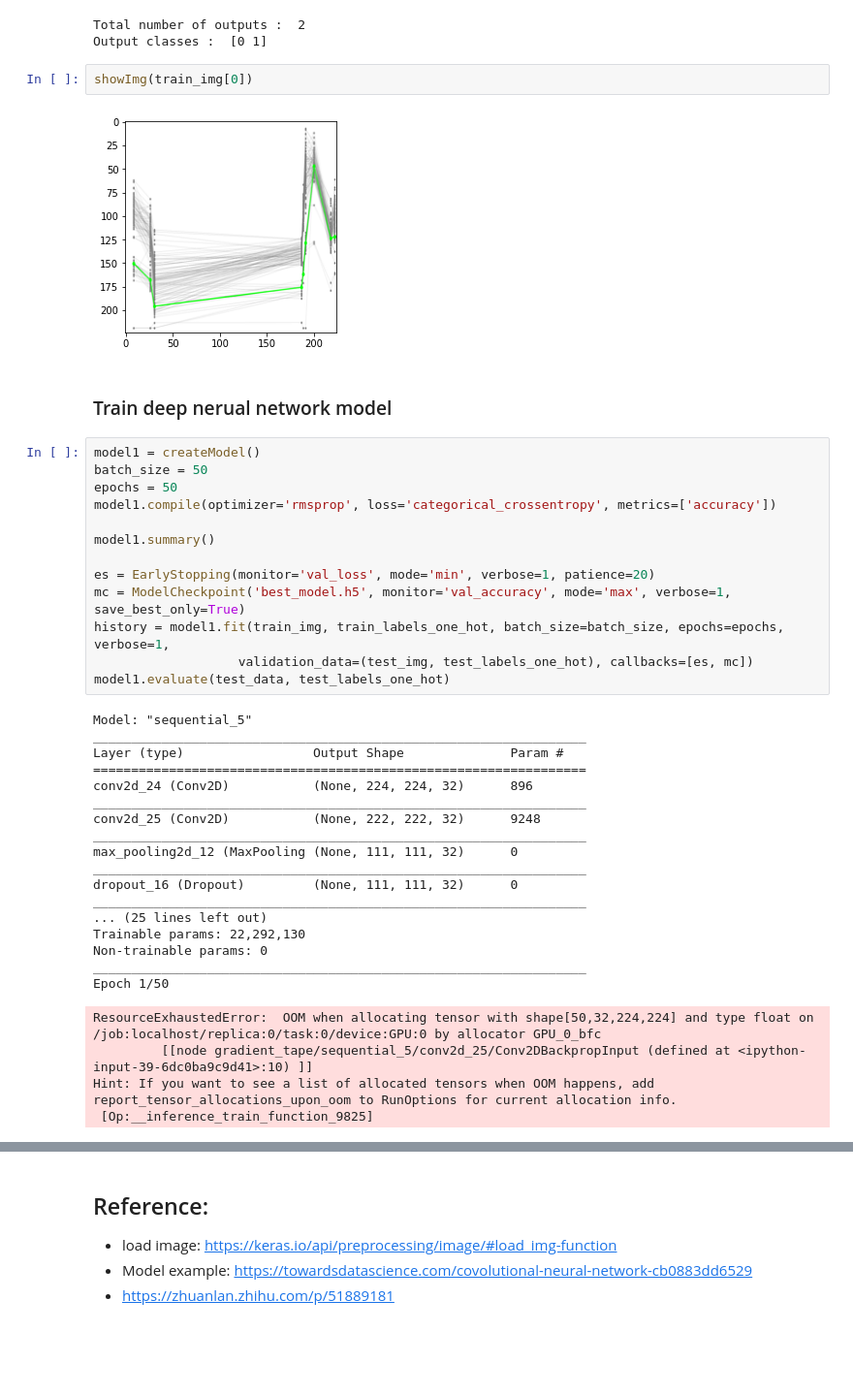
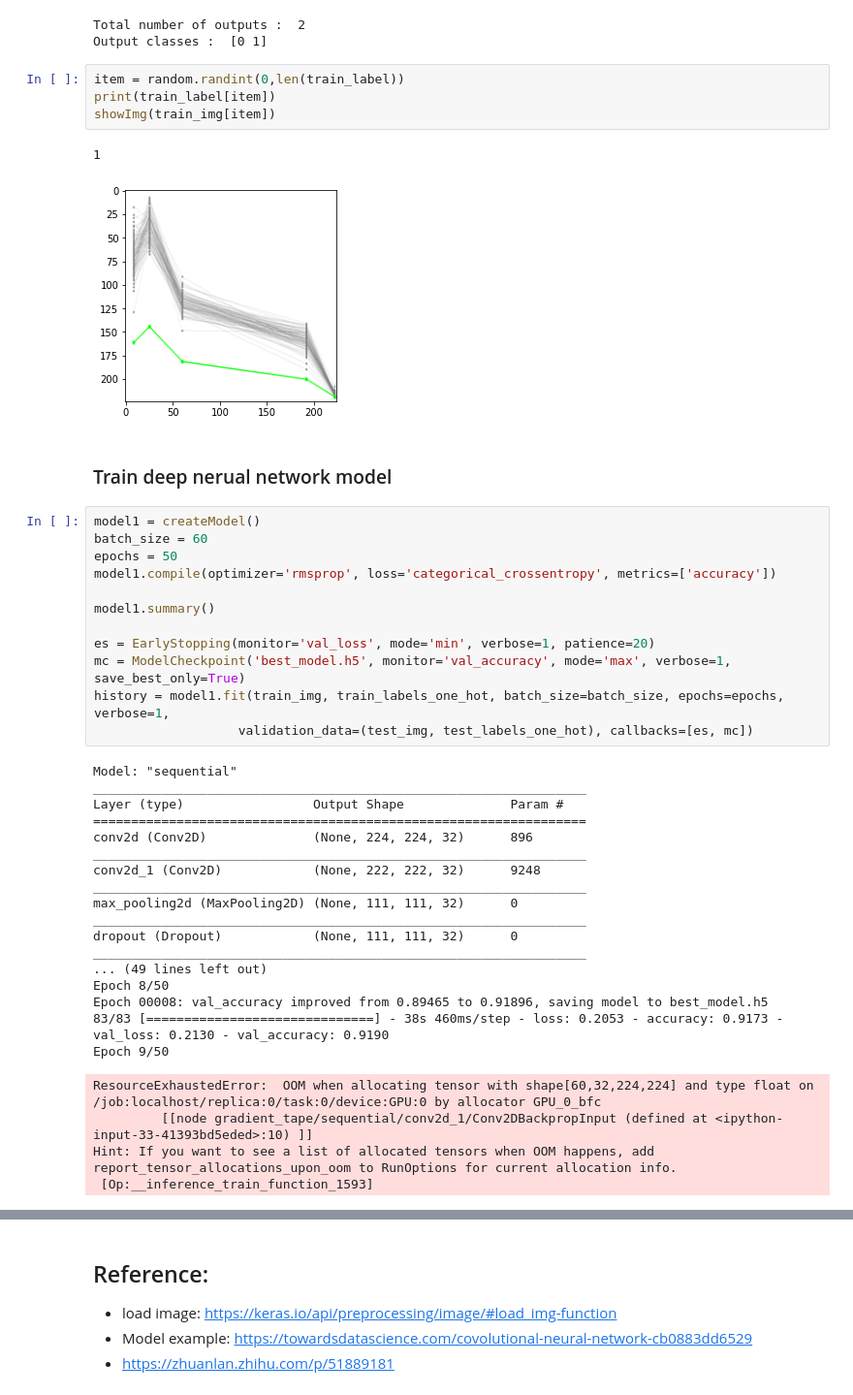
Before and after one commit to ShenLab/CNV-Espresso, a Jupyter notebook: src/training.ipynb, the cells around one changed output, grey strips where cells are left out. Shown at 97% size. Drawn from its saved outputs; the diff is of its cells as text; blank space fills up the shorter version.

```diff
--- a/src/training.ipynb
+++ b/src/training.ipynb
@@ -231,15 +223,18 @@ print('Output classes : ', classes)
 # %% [output]
 Total number of outputs :  2
 Output classes :  [0 1]
-# %%
-showImg(train_img[0])
-# %% [output]
-[figure, removed]
+# %%
+item = random.randint(0,len(train_label))
+print(train_label[item])
+showImg(train_img[item])
+# %% [output]
+1
+[figure, added]
 # %% [markdown]
 ### Train deep nerual network model
 # %%
 model1 = createModel()
-batch_size = 50
+batch_size = 60
 epochs = 50
 model1.compile(optimizer='rmsprop', loss='categorical_crossentropy', metrics=['accuracy'])
 
@@ -249,26 +244,25 @@ es = EarlyStopping(monitor='val_loss', mode='min', verbose=1, patience=20)
 mc = ModelCheckpoint('best_model.h5', monitor='val_accuracy', mode='max', verbose=1, save_best_only=True)
 history = model1.fit(train_img, train_labels_one_hot, batch_size=batch_size, epochs=epochs, verbose=1,
                    validation_data=(test_img, test_labels_one_hot), callbacks=[es, mc])
-model1.evaluate(test_data, test_labels_one_hot)
 # %% [output]
-Model: "sequential_5"
+Model: "sequential"
 _________________________________________________________________
 Layer (type)                 Output Shape              Param #
 =================================================================
-conv2d_24 (Conv2D)           (None, 224, 224, 32)      896
+conv2d (Conv2D)              (None, 224, 224, 32)      896
 _________________________________________________________________
-conv2d_25 (Conv2D)           (None, 222, 222, 32)      9248
+conv2d_1 (Conv2D)            (None, 222, 222, 32)      9248
 _________________________________________________________________
-max_pooling2d_12 (MaxPooling (None, 111, 111, 32)      0
+max_pooling2d (MaxPooling2D) (None, 111, 111, 32)      0
 _________________________________________________________________
-dropout_16 (Dropout)         (None, 111, 111, 32)      0
+dropout (Dropout)            (None, 111, 111, 32)      0
 _________________________________________________________________
-... (25 lines left out)
-Trainable params: 22,292,130
-Non-trainable params: 0
-_________________________________________________________________
-Epoch 1/50
+... (49 lines left out)
+Epoch 8/50
+Epoch 00008: val_accuracy improved from 0.89465 to 0.91896, saving model to best_model.h5
+83/83 [==============================] - 38s 460ms/step - loss: 0.2053 - accuracy: 0.9173 - val_loss: 0.2130 - val_accuracy: 0.9190
+Epoch 9/50
-ResourceExhaustedError:  OOM when allocating tensor with shape[50,32,224,224] and type float on /job:localhost/replica:0/task:0/device:GPU:0 by allocator GPU_0_bfc
-         [[node gradient_tape/sequential_5/conv2d_25/Conv2DBackpropInput (defined at <ipython-input-39-6dc0ba9c9d41>:10) ]]
+ResourceExhaustedError:  OOM when allocating tensor with shape[60,32,224,224] and type float on /job:localhost/replica:0/task:0/device:GPU:0 by allocator GPU_0_bfc
+         [[node gradient_tape/sequential/conv2d_1/Conv2DBackpropInput (defined at <ipython-input-33-41393bd5eded>:10) ]]
 Hint: If you want to see a list of allocated tensors when OOM happens, add report_tensor_allocations_upon_oom to RunOptions for current allocation info.
- [Op:__inference_train_function_9825]
+ [Op:__inference_train_function_1593]
```
Also changed, not shown: parts of 22 cells of this notebook, 3 other files.
